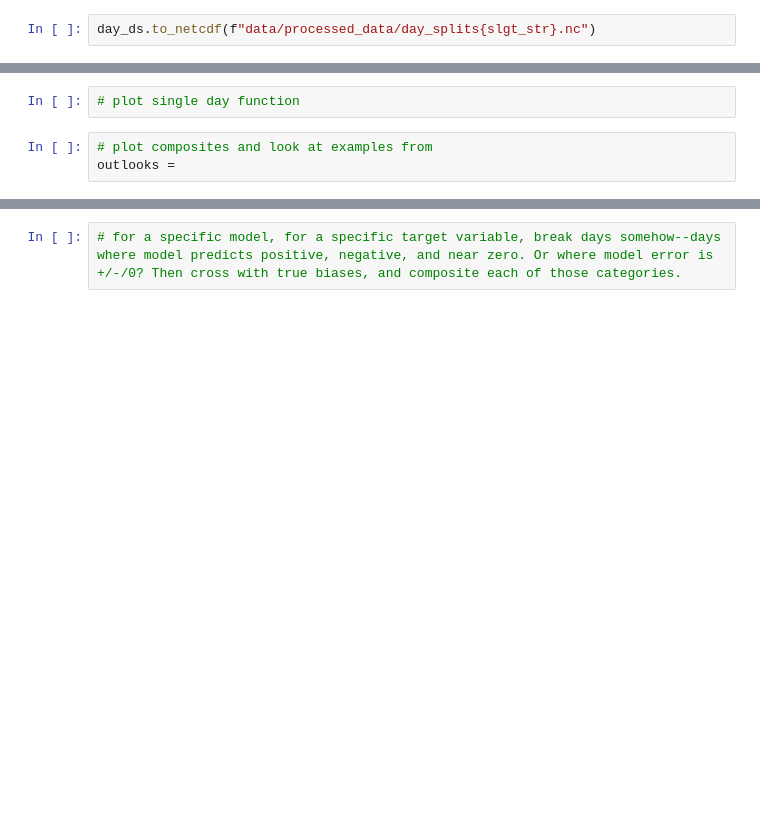
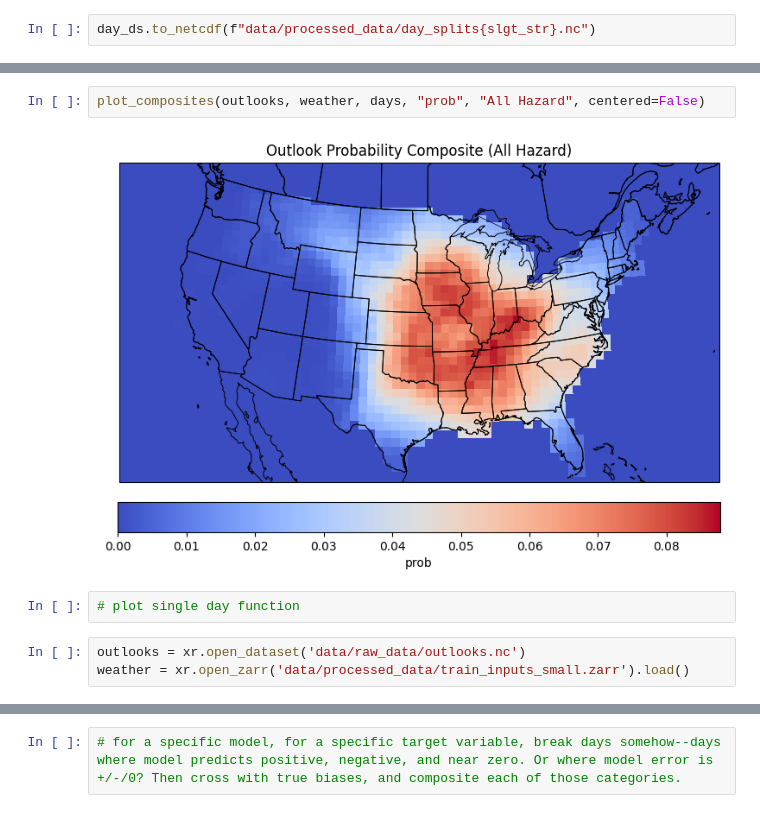
Before and after one commit to milesepstein13/convective_outlook_ml, a Jupyter notebook: investigate_days.ipynb, the cells around one changed output, grey strips where cells are left out. Saved outputs shown, nothing was run; the diff lists cells and outputs as text; blank space fills up the shorter version.

Commit message:
created basic plotting of composites

```diff
--- a/investigate_days.ipynb
+++ b/investigate_days.ipynb
@@ -49,5 +138,9 @@ def plot_composites(days, var_to_plot, centered = False):
+# %%
+plot_composites(outlooks, weather, days, "prob", "All Hazard", centered=False)
+# %% [output]
+[figure, added]
 # %%
 # plot single day function
-# %%
-# plot composites and look at examples from
-outlooks =
+# %%
+outlooks = xr.open_dataset('data/raw_data/outlooks.nc')
+weather = xr.open_zarr('data/processed_data/train_inputs_small.zarr').load()
```
Also changed, not shown: parts of 7 cells of this notebook.
